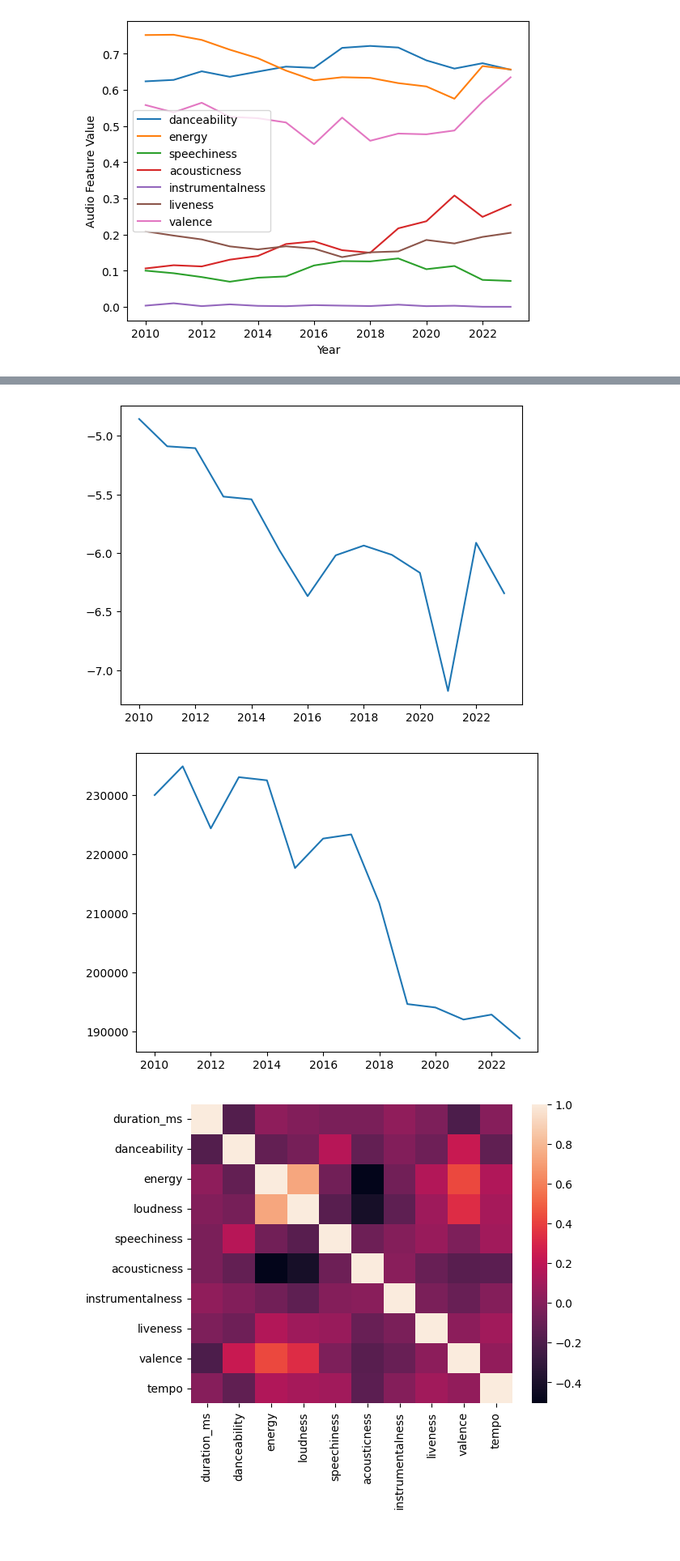
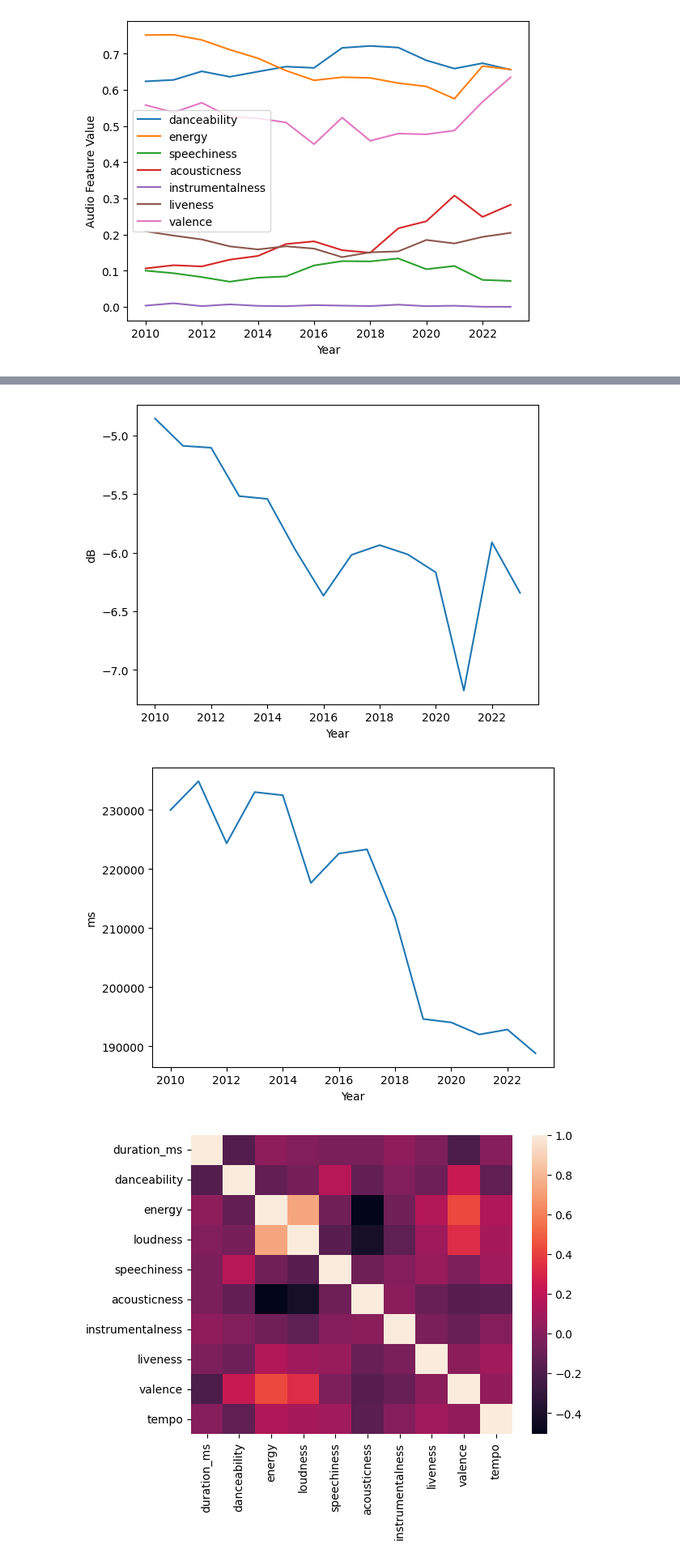
Before and after one commit to cjyu98/2010s_songs_trend_analysis, a Jupyter notebook: audio_features_analysis.ipynb, the cells around one changed output, grey strips where cells are left out. Shown at 81% size. Cells and saved outputs as stored; diff of their text form; code cells hidden in the pictures; blank space fills up the shorter version.

```diff
--- a/audio_features_analysis.ipynb
+++ b/audio_features_analysis.ipynb
@@ -149,15 +151,19 @@ plt.savefig("fig/tempo_avg.png", bbox_inches = 'tight')
 # %%
 # loudness
 plt.plot(audio_features_mean['loudness'])
+plt.xlabel('Year')
+plt.ylabel('dB')
 plt.savefig("fig/loudness_avg.png", bbox_inches = 'tight')
 # %% [output]
-[figure, old version]
+[figure, new version]
 # %%
 # duration_ms
 plt.plot(audio_features_mean['duration_ms'])
+plt.xlabel('Year')
+plt.ylabel('ms')
 plt.savefig("fig/duration_avg.png", bbox_inches = 'tight')
 # %% [output]
-[figure, old version]
+[figure, new version]
 # %%
 audio_features_corr = audio_features_data[['duration_ms',
        'danceability', 'energy', 'loudness', 'speechiness',
```
Also changed, not shown: parts of 2 cells of this notebook.
